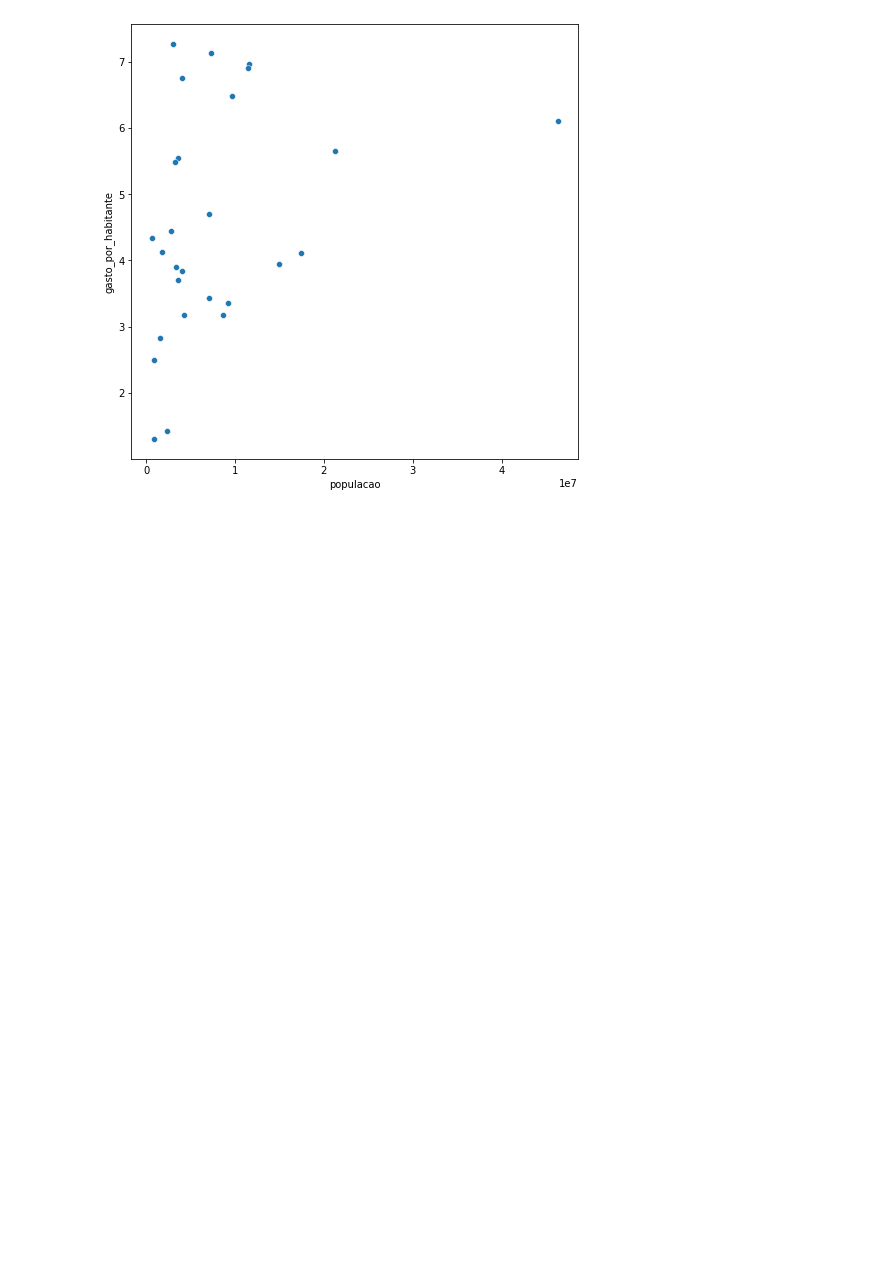
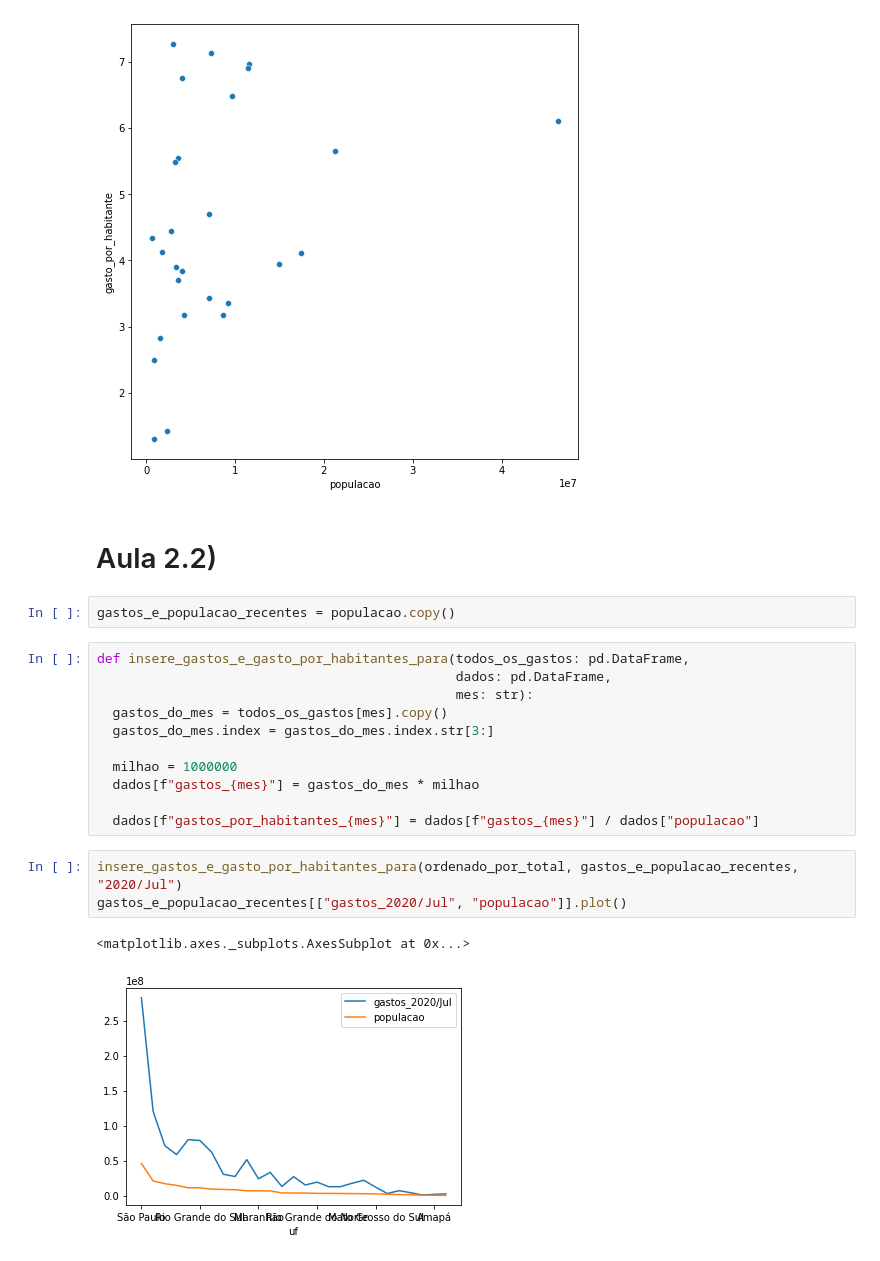
Before and after one commit to HenriqueCCdA/bootCampAluraDataScience, a Jupyter notebook: modulo2/aula/boot_camp_modulo2_aulas.ipynb, the cells around one changed output. Cells and saved outputs as stored; diff of their text form; blank space fills up the shorter version.

```diff
--- a/modulo2/aula/boot_camp_modulo2_aulas.ipynb
+++ b/modulo2/aula/boot_camp_modulo2_aulas.ipynb
@@ -340,3 +344,24 @@ sns.scatterplot(data=gastos_e_populacao_recentes, x = "populacao", y = "gasto_po
 # %% [output]
 <matplotlib.axes._subplots.AxesSubplot at 0x...>
 [figure]
+# %% [markdown]
+# Aula 2.2)
+# %%
+gastos_e_populacao_recentes = populacao.copy()
+# %%
+def insere_gastos_e_gasto_por_habitantes_para(todos_os_gastos: pd.DataFrame,
+                                              dados: pd.DataFrame,
+                                              mes: str):
+  gastos_do_mes = todos_os_gastos[mes].copy()
+  gastos_do_mes.index = gastos_do_mes.index.str[3:]
+
+  milhao = 1000000
+  dados[f"gastos_{mes}"] = gastos_do_mes * milhao
+
+  dados[f"gastos_por_habitantes_{mes}"] = dados[f"gastos_{mes}"] / dados["populacao"]
+# %%
+insere_gastos_e_gasto_por_habitantes_para(ordenado_por_total, gastos_e_populacao_recentes, "2020/Jul")
+gastos_e_populacao_recentes[["gastos_2020/Jul", "populacao"]].plot()
+# %% [output]
+<matplotlib.axes._subplots.AxesSubplot at 0x...>
+[figure, added]
```
Also changed, not shown: parts of 7 cells of this notebook.
